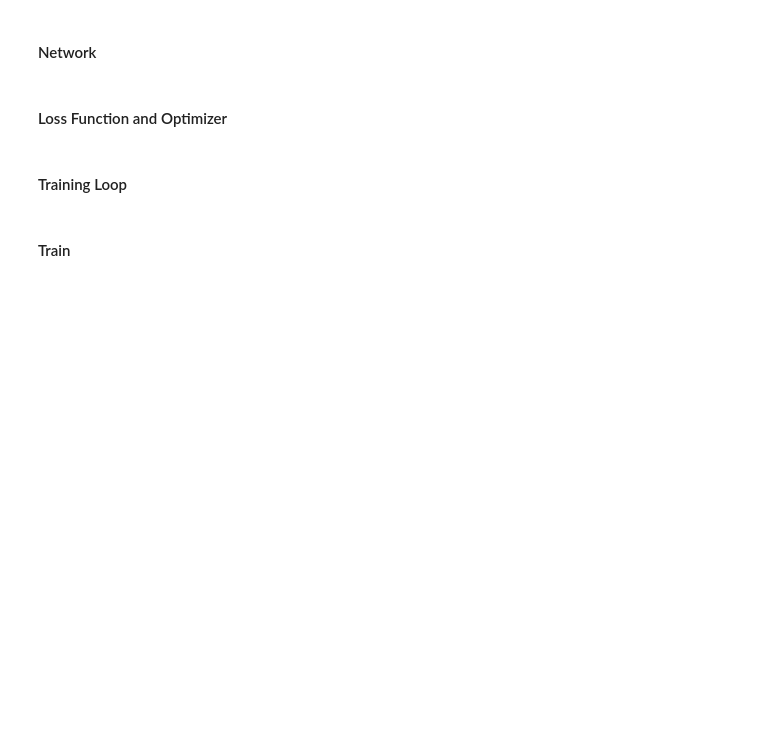
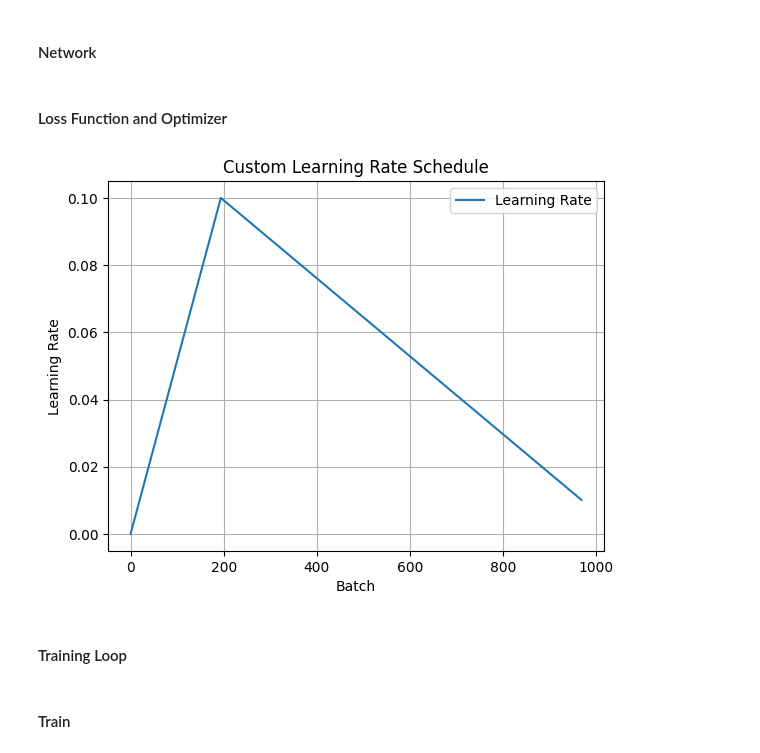
Before and after one commit to mklblm/FastCIFAR10, a Jupyter notebook: FastCIFAR10_demo.ipynb, the cells around one changed output. Drawn from its saved outputs; the diff is of its cells as text; code cells hidden in the pictures; blank space fills up the shorter version.

Commit message:
fix learning curve demo

```diff
--- a/FastCIFAR10_demo.ipynb
+++ b/FastCIFAR10_demo.ipynb
@@ -352,24 +378,28 @@ def lr_lambda_helper(linear_factor,phase1,phase2,total_train_steps):
     return helper
 # %%
 # Show Learning Rate Scaling curve:
-lr_demo_optim = SGD(torch.nn.Linear(10, 2).parameters())
-lr_lambda = lr_lambda_helper(linear_factor,phase1,phase2,total_train_steps)
+import torch.optim as optim
+
+lr_demo_optim = optim.SGD(torch.nn.Linear(10, 2).parameters(), lr=0.1)
+lr_lambda = lr_lambda_helper(linear_factor, phase1, phase2, total_train_steps)
 demo_sch = LambdaLR(lr_demo_optim, lr_lambda=lr_lambda)
 
 lrs = []
 for step in range(970):
     lrs.append(demo_sch.get_last_lr()[0])
     lr_demo_optim.step()
     demo_sch.step()
 
 # Plot the learning rate schedule
-plt.plot(range(970), lrs, label='Learning Rate')
-plt.title('Custom Learning Rate Schedule')
-plt.xlabel('Batch')
-plt.ylabel('Learning Rate')
+plt.plot(range(970), lrs, label="Learning Rate")
+plt.title("Custom Learning Rate Schedule")
+plt.xlabel("Batch")
+plt.ylabel("Learning Rate")
 plt.grid(True)
 plt.legend()
 plt.show()
+# %% [output]
+[figure, added]
 # %%
 ## Initialise Optimizers and Learning Rate scheduler
 # For separate updating of weights and biases:
```
Also changed, not shown: parts of 13 cells of this notebook.
